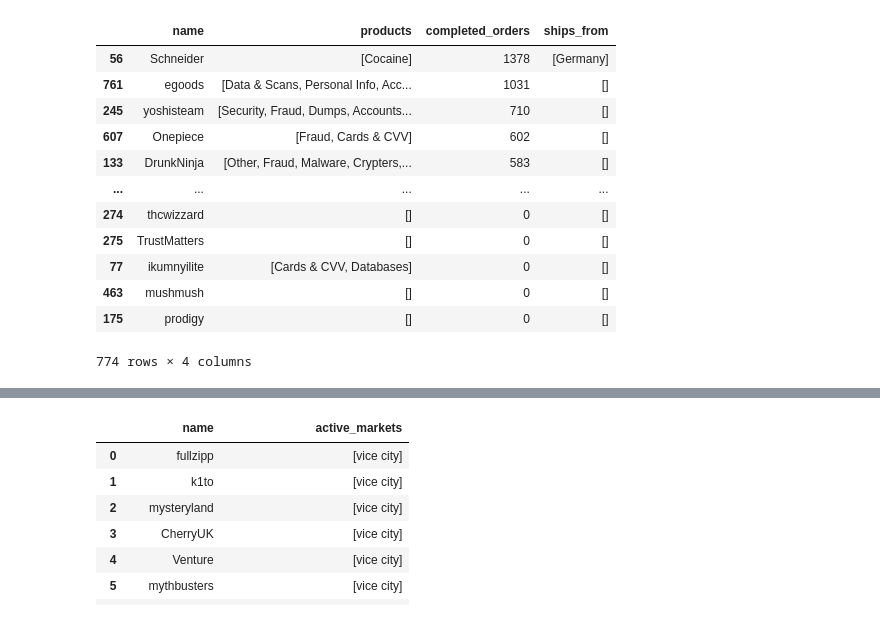
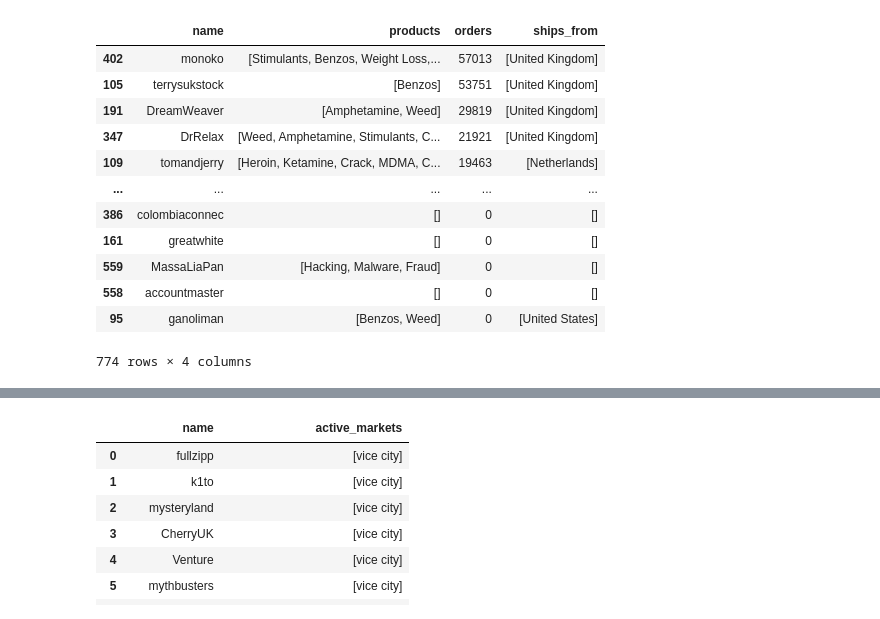
Before and after one commit to s260895/df_scraper, a Jupyter notebook: scraper.ipynb, the cells around one changed output, grey strips where cells are left out. Saved outputs shown, nothing was run; the diff lists cells and outputs as text; code cells hidden in the pictures.

```diff
--- a/scraper.ipynb
+++ b/scraper.ipynb
@@ -29,7 +31,8 @@ all_vendors = list(dict.fromkeys(all_vendors)) #remove duplicates
 #list of common marketplaces
 list_of_markets = ['apollon', 'white house', 'vice city', 'torrez', 'empire', 'silkroad', 'darkfox','asap',
                    'berlusconi', 'cartel','monopoly','icarus','pax romana', 'cryptonia', 'nightmare',
-                   'invictus', 'world market', 'traderoute', 'wall street']
+                   'invictus', 'world market', 'traderoute', 'wall street', 'versus', 'cannazon', 'dark0de',
+                  'tor2door','olympus']
 # %%
 ###SCRAPE DATA FROM DARKFOX####
 from bs4 import BeautifulSoup as bs
@@ -75,41 +78,51 @@ for i in range(len(os.listdir(DARKFOX_DIR))): #for each html file
     ships_from = list(dict.fromkeys(ships_from))
     active_markets = list(dict.fromkeys(active_markets))
 
-
+    other_orders = 0
     #find number of completed orders
     for idx, line in enumerate(list(txt)):
             if 'Completed orders:' in line:
-                orders = txt[idx+1]
+                orders = int(txt[idx+1])
                 completed_orders.append(orders)
+            if 'marketplace' in line:
+
+                other_orders =  int(line[:-27])
+
 
 
     #add name, categories,completed orders, location and known markets
     darkfox_df['name'] = name
     darkfox_df['products'] = categories
-    darkfox_df['completed_orders'] = int(completed_orders[-1]) #there are two numbers so only add the last one
+    darkfox_df['completed_orders'] = int(completed_orders[-1])#there are two numbers so only add the last one
+    darkfox_df['other_orders'] = other_orders
     darkfox_df['ships_from'] = ships_from
     #darkfox_df['active_markets'] = active_markets
 
     darkfox_data.append(darkfox_df) #add user to dataframe
 
 
-#         if categories != []:
-#             df.loc[df['name'] == name, 'products'] = categories
+#transform to dataframe
+darkfox_df = pd.DataFrame(data= darkfox_data)
 # %%
-darkfox_data = pd.DataFrame(data= darkfox_data) #transform to dataframe
-darkfox_data.to_csv('darkfox.csv')
-darkfox_data.sort_values('completed_orders', ascending = False)
+#adding up orders
+darkfox_df["orders"] = (darkfox_df["completed_orders"] + darkfox_df["other_orders"]).astype("int")
+darkfox_df= darkfox_df[['name', 'products', 'orders','ships_from']]
+
+darkfox_df.to_csv('data/darkfox_data.csv')
+
+darkfox_df.sort_values('orders', ascending =False)
+## final df contains, name, products, orders and location
 # %% [output]
-|  | name | products | completed_orders | ships_from |
-| 56 | Schneider | [Cocaine] | 1378 | [Germany] |
-| 761 | egoods | [Data & Scans, Personal Info, Acc... | 1031 | [] |
-| 245 | yoshisteam | [Security, Fraud, Dumps, Accounts... | 710 | [] |
-| 607 | Onepiece | [Fraud, Cards & CVV] | 602 | [] |
-| 133 | DrunkNinja | [Other, Fraud, Malware, Crypters,... | 583 | [] |
+|  | name | products | orders | ships_from |
+| 402 | monoko | [Stimulants, Benzos, Weight Loss,... | 57013 | [United Kingdom] |
+| 105 | terrysukstock | [Benzos] | 53751 | [United Kingdom] |
+| 191 | DreamWeaver | [Amphetamine, Weed] | 29819 | [United Kingdom] |
+| 347 | DrRelax | [Weed, Amphetamine, Stimulants, C... | 21921 | [United Kingdom] |
+| 109 | tomandjerry | [Heroin, Ketamine, Crack, MDMA, C... | 19463 | [Netherlands] |
 | ... | ... | ... | ... | ... |
-| 274 | thcwizzard | [] | 0 | [] |
-| 275 | TrustMatters | [] | 0 | [] |
-| 77 | ikumnyilite | [Cards & CVV, Databases] | 0 | [] |
-| 463 | mushmush | [] | 0 | [] |
-| 175 | prodigy | [] | 0 | [] |
+| 386 | colombiaconnec | [] | 0 | [] |
+| 161 | greatwhite | [] | 0 | [] |
+| 559 | MassaLiaPan | [Hacking, Malware, Fraud] | 0 | [] |
+| 558 | accountmaster | [] | 0 | [] |
+| 95 | ganoliman | [Benzos, Weed] | 0 | [United States] |
 774 rows × 4 columns
```
Also changed, not shown: parts of 8 cells of this notebook, 5 other files.
